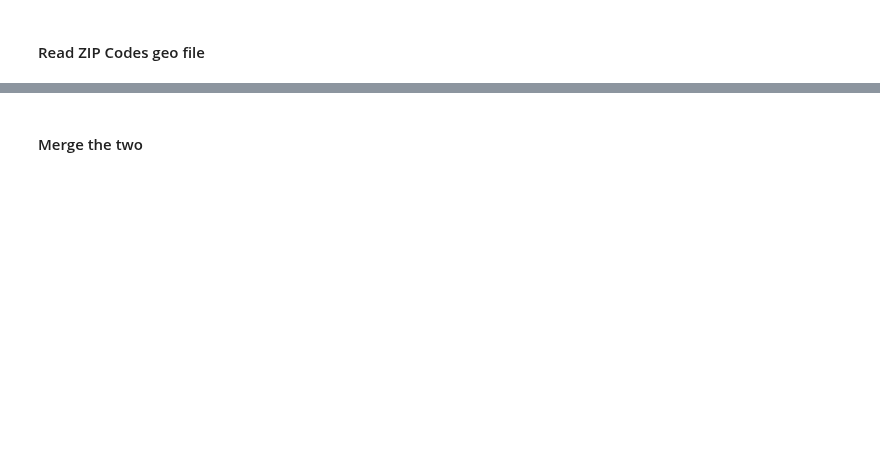
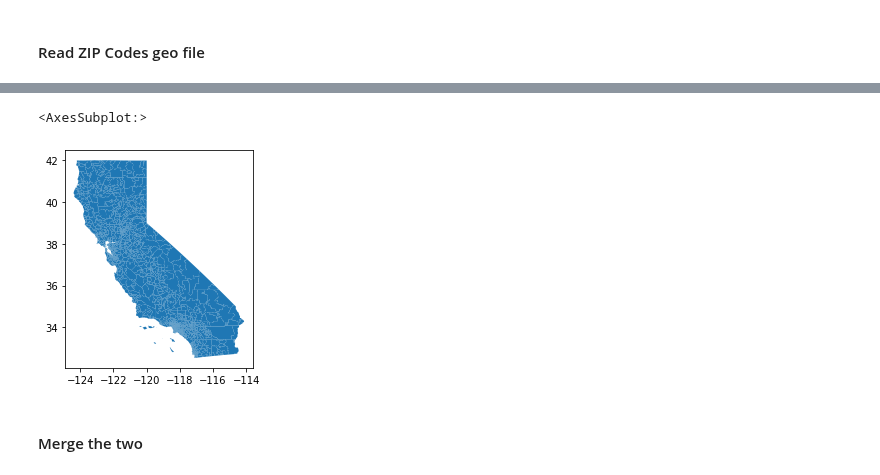
Before and after one commit to stiles/usc, a Jupyter notebook: students/zeranxu/15-mapping-exercise-DEMO.ipynb, the cells around one changed output, grey strips where cells are left out. Cells and saved outputs as stored; diff of their text form; code cells hidden in the pictures; blank space fills up the shorter version.

```diff
--- a/students/zeranxu/15-mapping-exercise-DEMO.ipynb
+++ b/students/zeranxu/15-mapping-exercise-DEMO.ipynb
@@ -106,2 +70,6 @@ HTTPError: HTTP Error 404: Not Found
 # %% [markdown]
 #### Read ZIP Codes geo file
+# %%
+zipcodes_gdf = gpd.read_file(
+    "https://raw.githubusercontent.com/stiles/notebooks/master/zips/data/processed/ca_zips_simple.geojson.json"
+)
@@ -108,2 +85,7 @@ HTTPError: HTTP Error 404: Not Found
+# %%
+zipcodes_gdf.plot()
+# %% [output]
+<AxesSubplot:>
+[figure, added]
 # %% [markdown]
 #### Merge the two
```
Also changed, not shown: parts of 19 cells of this notebook, 9 other files.
